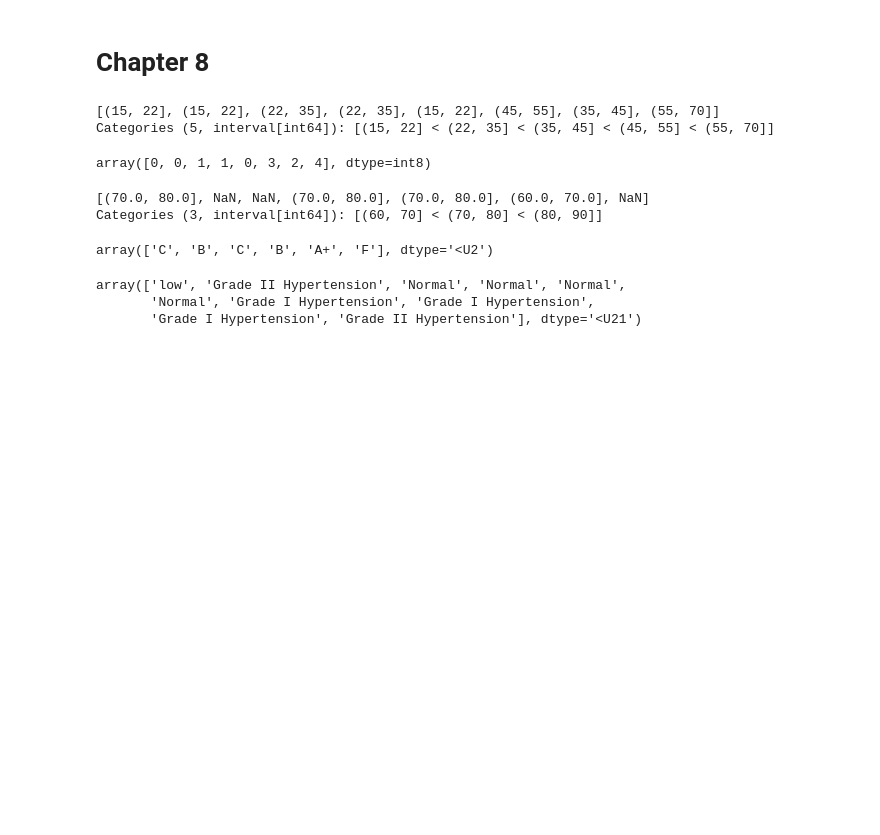
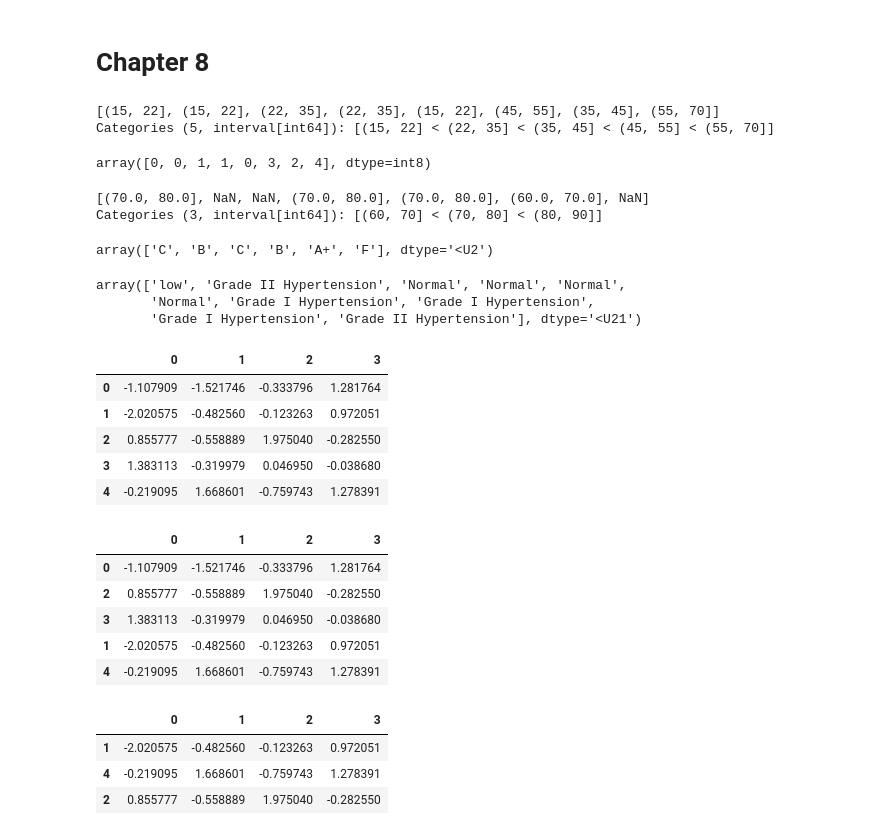
Before and after one commit to MuhammadHamzaAfzal/Python_Class_Work_jz, a Jupyter notebook: Pandas_8.ipynb, the cells around one changed output. Saved outputs shown, nothing was run; the diff lists cells and outputs as text; code cells hidden in the pictures; blank space fills up the shorter version.

```diff
--- a/Pandas_8.ipynb
+++ b/Pandas_8.ipynb
@@ -47,3 +47,28 @@ state[bins.codes]
 array(['low', 'Grade II Hypertension', 'Normal', 'Normal', 'Normal',
        'Normal', 'Grade I Hypertension', 'Grade I Hypertension',
        'Grade I Hypertension', 'Grade II Hypertension'], dtype='<U21')
+# %%
+df=pd.DataFrame(np.random.randn(20).reshape(5,4))
+display(df)
+sampler=np.random.permutation(5)
+df.take(sampler)
+# %% [output]
+|  | 0 | 1 | 2 | 3 |
+| 0 | -1.107909 | -1.521746 | -0.333796 | 1.281764 |
+| 1 | -2.020575 | -0.482560 | -0.123263 | 0.972051 |
+| 2 | 0.855777 | -0.558889 | 1.975040 | -0.282550 |
+| 3 | 1.383113 | -0.319979 | 0.046950 | -0.038680 |
+| 4 | -0.219095 | 1.668601 | -0.759743 | 1.278391 |
+|  | 0 | 1 | 2 | 3 |
+| 0 | -1.107909 | -1.521746 | -0.333796 | 1.281764 |
+| 2 | 0.855777 | -0.558889 | 1.975040 | -0.282550 |
+| 3 | 1.383113 | -0.319979 | 0.046950 | -0.038680 |
+| 1 | -2.020575 | -0.482560 | -0.123263 | 0.972051 |
+| 4 | -0.219095 | 1.668601 | -0.759743 | 1.278391 |
+# %%
+df.sample(frac=0.6, replace=False)
+# %% [output]
+|  | 0 | 1 | 2 | 3 |
+| 1 | -2.020575 | -0.482560 | -0.123263 | 0.972051 |
+| 4 | -0.219095 | 1.668601 | -0.759743 | 1.278391 |
+| 2 | 0.855777 | -0.558889 | 1.975040 | -0.282550 |
```
Also changed, not shown: parts of 21 cells of this notebook.
